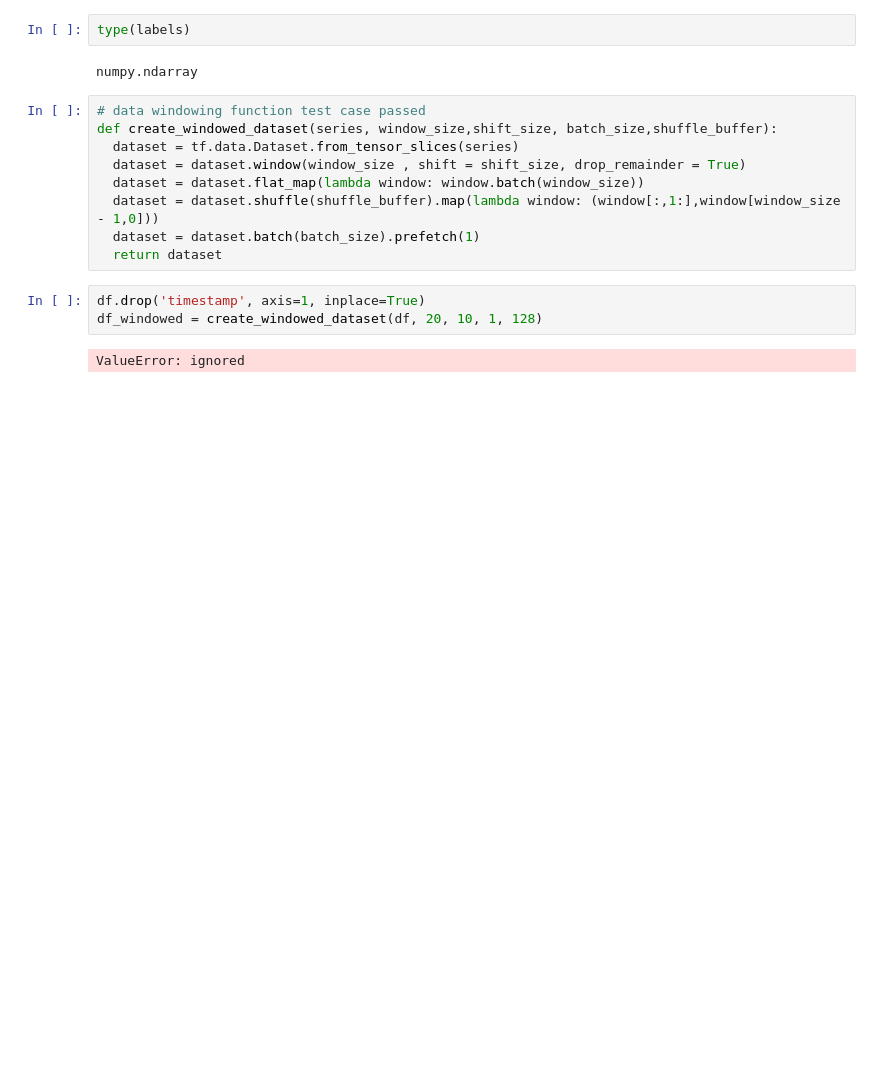
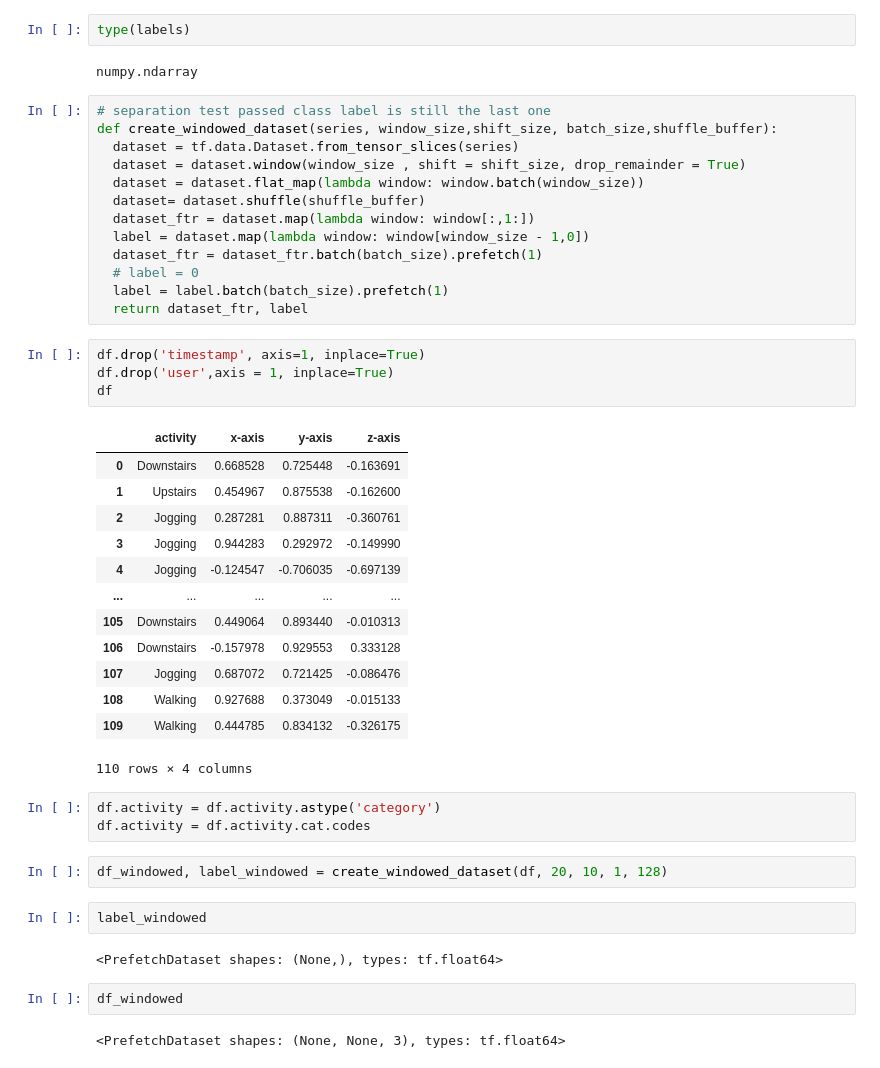
Before and after one commit to AkhilVinayakp/HAR_LSTM_CNN, a Jupyter notebook: windowing_test.ipynb, the cells around one changed output. Cells and saved outputs as stored; diff of their text form; blank space fills up the shorter version.

Commit message:
windowing and converting labels into categorical test failed

```diff
--- a/windowing_test.ipynb
+++ b/windowing_test.ipynb
@@ -539,19 +540,49 @@ type(labels)
 # %% [output]
 numpy.ndarray
 # %%
-# data windowing function test case passed
+# separation test passed class label is still the last one
 def create_windowed_dataset(series, window_size,shift_size, batch_size,shuffle_buffer):
   dataset = tf.data.Dataset.from_tensor_slices(series)
   dataset = dataset.window(window_size , shift = shift_size, drop_remainder = True)
   dataset = dataset.flat_map(lambda window: window.batch(window_size))
-  dataset = dataset.shuffle(shuffle_buffer).map(lambda window: (window[:,1:],window[window_size - 1,0]))
-  dataset = dataset.batch(batch_size).prefetch(1)
-  return dataset
+  dataset= dataset.shuffle(shuffle_buffer)
+  dataset_ftr = dataset.map(lambda window: window[:,1:])
+  label = dataset.map(lambda window: window[window_size - 1,0])
+  dataset_ftr = dataset_ftr.batch(batch_size).prefetch(1)
+  # label = 0
+  label = label.batch(batch_size).prefetch(1)
+  return dataset_ftr, label
 # %%
 df.drop('timestamp', axis=1, inplace=True)
-df_windowed = create_windowed_dataset(df, 20, 10, 1, 128)
+df.drop('user',axis = 1, inplace=True)
+df
 # %% [output]
+|  | activity | x-axis | y-axis | z-axis |
+| 0 | Downstairs | 0.668528 | 0.725448 | -0.163691 |
+| 1 | Upstairs | 0.454967 | 0.875538 | -0.162600 |
+| 2 | Jogging | 0.287281 | 0.887311 | -0.360761 |
+| 3 | Jogging | 0.944283 | 0.292972 | -0.149990 |
+| 4 | Jogging | -0.124547 | -0.706035 | -0.697139 |
+| ... | ... | ... | ... | ... |
+| 105 | Downstairs | 0.449064 | 0.893440 | -0.010313 |
+| 106 | Downstairs | -0.157978 | 0.929553 | 0.333128 |
+| 107 | Jogging | 0.687072 | 0.721425 | -0.086476 |
+| 108 | Walking | 0.927688 | 0.373049 | -0.015133 |
+| 109 | Walking | 0.444785 | 0.834132 | -0.326175 |
-ValueError: ignored
+110 rows × 4 columns
+# %%
+df.activity = df.activity.astype('category')
+df.activity = df.activity.cat.codes
+# %%
+df_windowed, label_windowed = create_windowed_dataset(df, 20, 10, 1, 128)
+# %%
+label_windowed
+# %% [output]
+<PrefetchDataset shapes: (None,), types: tf.float64>
+# %%
+df_windowed
+# %% [output]
+<PrefetchDataset shapes: (None, None, 3), types: tf.float64>
 # %%
 count = 0
 for i , j in df_windowed:
```
Also changed, not shown: parts of 18 cells of this notebook.
